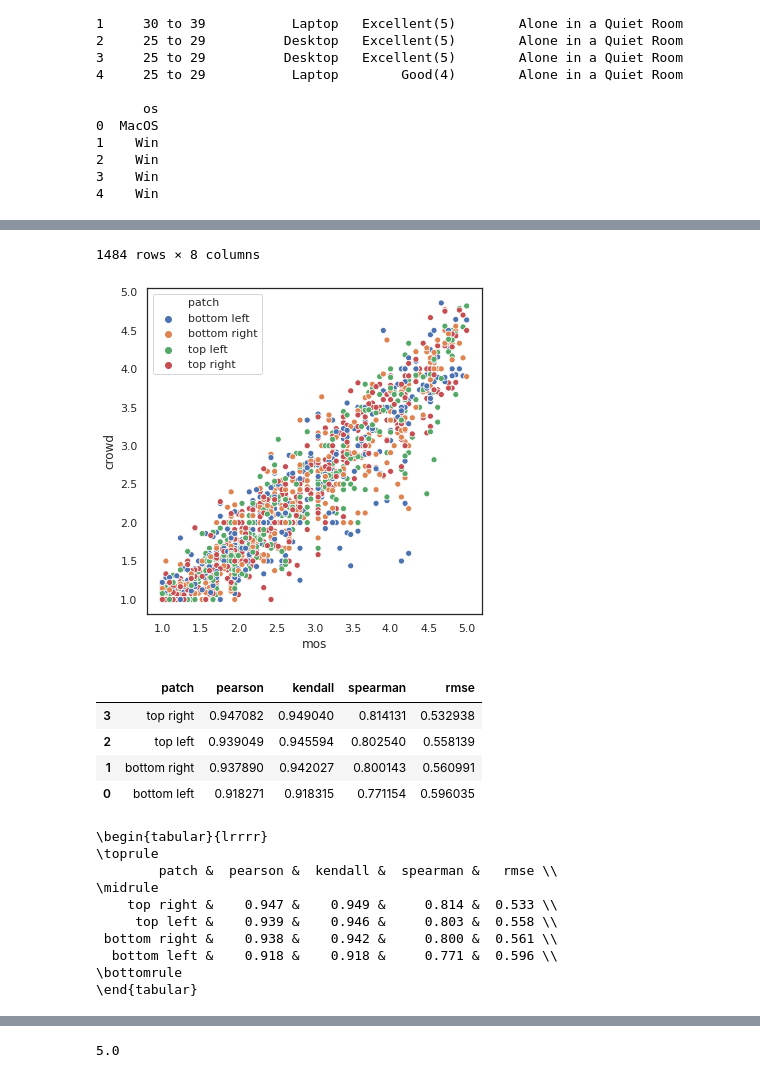
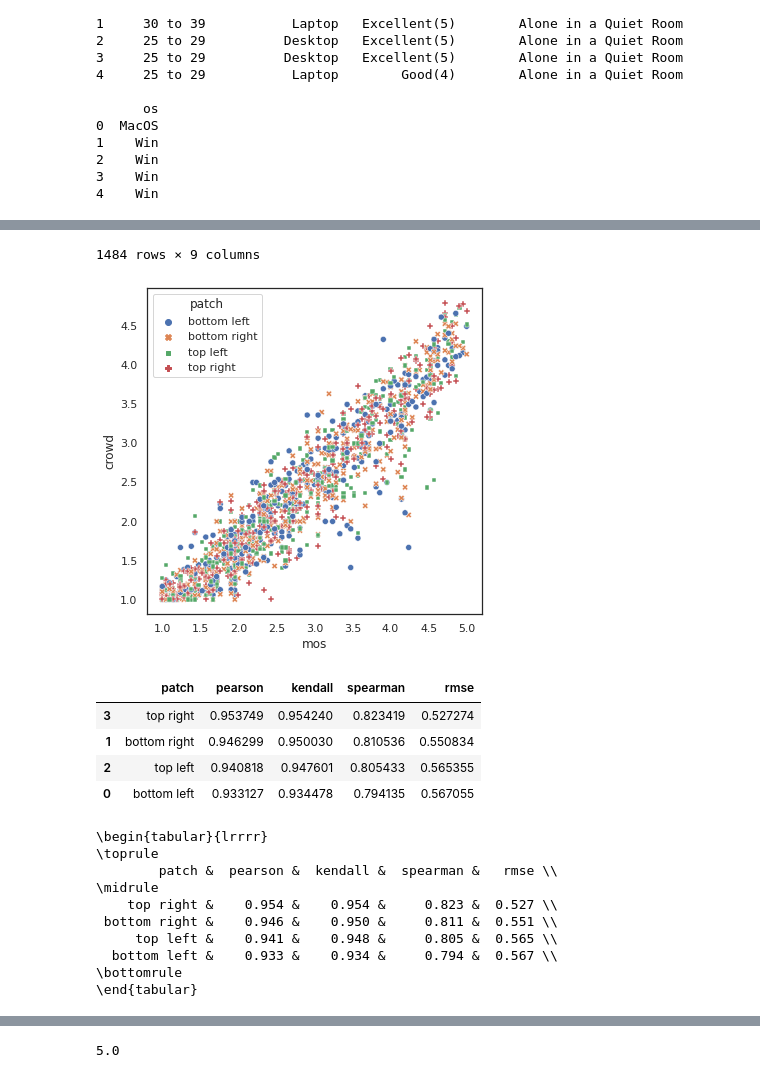
Before and after one commit to Telecommunication-Telemedia-Assessment/image_quality_test, a Jupyter notebook: test_2/analyze.ipynb, the cells around one changed output, grey strips where cells are left out. Saved outputs shown, nothing was run; the diff lists cells and outputs as text; code cells hidden in the pictures.

```diff
--- a/test_2/analyze.ipynb
+++ b/test_2/analyze.ipynb
@@ -213,6 +238,9 @@ print(h[2])
 # %%
-ax = sns.countplot(dr.groupby(by=["stimuli_ID"]).count().reset_index()["c"])
+sns.set(rc={'figure.figsize':(8,5)})
+sns.set_style("white")
+
+ax = sns.countplot(dr.groupby(by=["stimuli_file"]).count().reset_index()["c"])
 ax.set_xlabel("# ratings")
-ax.set_title("how often are images rated")
+ax.set_title(f"how often are images rated; average {avg.round(1)}")
 save_fig(ax, "how_often_rated")
 # %% [output]
@@ -219,0 +248,6 @@ save_fig(ax, "how_often_rated")
+# %%
+
+x = 0
+for i in range(10, 100):
+    x+= h.get(i,0)
+print("patches with >= 10 raters:", x)
@@ -219,0 +256,5 @@ save_fig(ax, "how_often_rated")
+# %%
+x = 0
+for i in range(0, 10):
+    x+= h.get(i,0)
+print("patches with < 10 rater:", x)
@@ -220,7 +263,9 @@ save_fig(ax, "how_often_rated")
 # %%
-ax = sns.distplot(dr.groupby(by=["stimuli_ID"]).mean().reset_index()["rating"])
+sns.set(rc={'figure.figsize':(8,5)})
+sns.set_style("white")
+ax = sns.distplot(dr.groupby(by=["stimuli_ID"]).mean().reset_index()["rating"], bins=12)
 
-ax.set_title("distribution of mean ratings per patch")
+ax.set_title("distribution of mean ratings per patch; 12 bins")
 ax.set_ylabel("frequency")
 save_fig(ax, "dist_rating_patches")
 # %% [output]
@@ -336,6 +395,6 @@ d(ddd)
 
 sns.set(rc={'figure.figsize':(6,6)})
 sns.set_style("white")
-ax = sns.scatterplot(x="mos", y="crowd", data=ddd, hue="patch")
+ax = sns.scatterplot(x="mos", y="crowd", data=ddd, hue="patch", style="patch")
 save_fig(ax, "scatter_per_patch")
 # %% [output]
@@ -354,23 +413,23 @@ save_fig(ax, "scatter_per_patch")
-1484 rows × 8 columns
+1484 rows × 9 columns
-[figure, old version]
+[figure, new version]
 # %%
 dcorrs = pd.DataFrame(corrs)
 d(dcorrs.sort_values(by="pearson", ascending=False))
 print(dcorrs.sort_values(by="pearson", ascending=False).round(3).to_latex(index=False))
 # %% [output]
 |  | patch | pearson | kendall | spearman | rmse |
-| 3 | top right | 0.947082 | 0.949040 | 0.814131 | 0.532938 |
-| 2 | top left | 0.939049 | 0.945594 | 0.802540 | 0.558139 |
-| 1 | bottom right | 0.937890 | 0.942027 | 0.800143 | 0.560991 |
-| 0 | bottom left | 0.918271 | 0.918315 | 0.771154 | 0.596035 |
+| 3 | top right | 0.953749 | 0.954240 | 0.823419 | 0.527274 |
+| 1 | bottom right | 0.946299 | 0.950030 | 0.810536 | 0.550834 |
+| 2 | top left | 0.940818 | 0.947601 | 0.805433 | 0.565355 |
+| 0 | bottom left | 0.933127 | 0.934478 | 0.794135 | 0.567055 |
 \begin{tabular}{lrrrr}
 \toprule
         patch &  pearson &  kendall &  spearman &   rmse \\
 \midrule
-    top right &    0.947 &    0.949 &     0.814 &  0.533 \\
-     top left &    0.939 &    0.946 &     0.803 &  0.558 \\
- bottom right &    0.938 &    0.942 &     0.800 &  0.561 \\
-  bottom left &    0.918 &    0.918 &     0.771 &  0.596 \\
+    top right &    0.954 &    0.954 &     0.823 &  0.527 \\
+ bottom right &    0.946 &    0.950 &     0.811 &  0.551 \\
+     top left &    0.941 &    0.948 &     0.805 &  0.565 \\
+  bottom left &    0.933 &    0.934 &     0.794 &  0.567 \\
 \bottomrule
 \end{tabular}
 # %%
```
Also changed, not shown: parts of 30 cells of this notebook, 12 other files.
